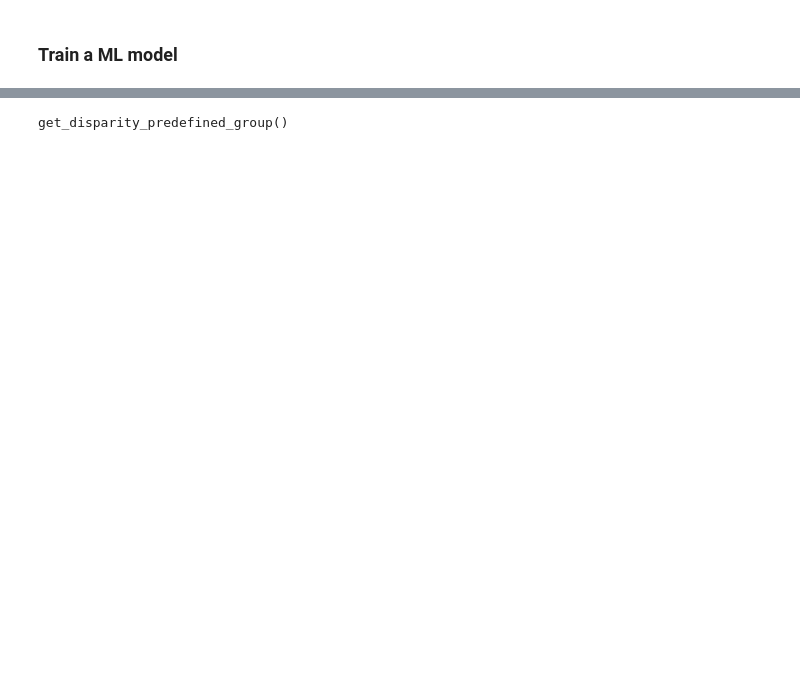
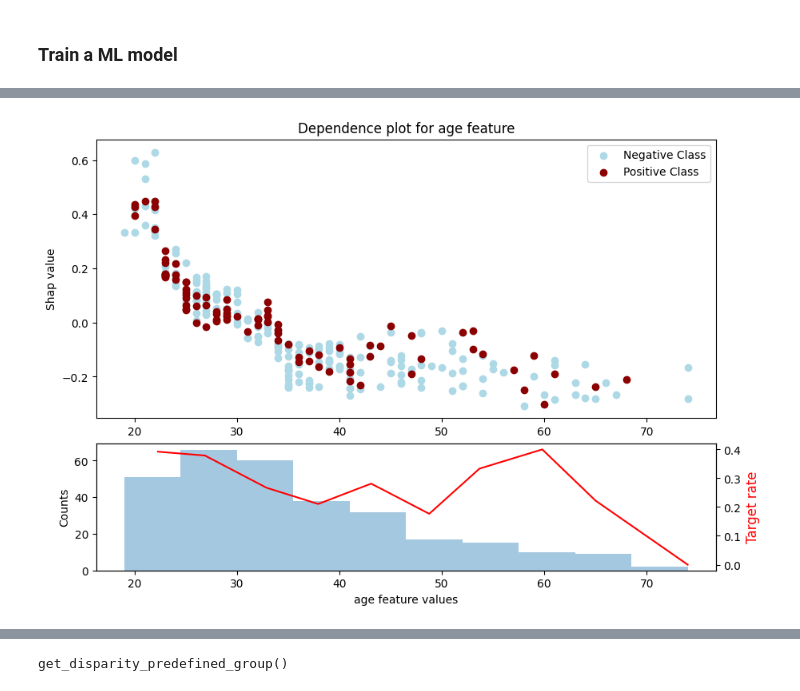
Before and after one commit to anilkumarpanda/fairness_cb, a Jupyter notebook: notebooks/01.fairness_cb.ipynb, the cells around one changed output, grey strips where cells are left out. Cells and saved outputs as stored; diff of their text form; code cells hidden in the pictures; blank space fills up the shorter version.

```diff
--- a/notebooks/01.fairness_cb.ipynb
+++ b/notebooks/01.fairness_cb.ipynb
@@ -57,0 +59,4 @@ ax = shap_interpreter.plot('summary')
+# %%
+ax = shap_interpreter.plot('dependence', target_columns=['age'])
+# %% [output]
+[figure, added]
```
Also changed, not shown: parts of 10 cells of this notebook.
